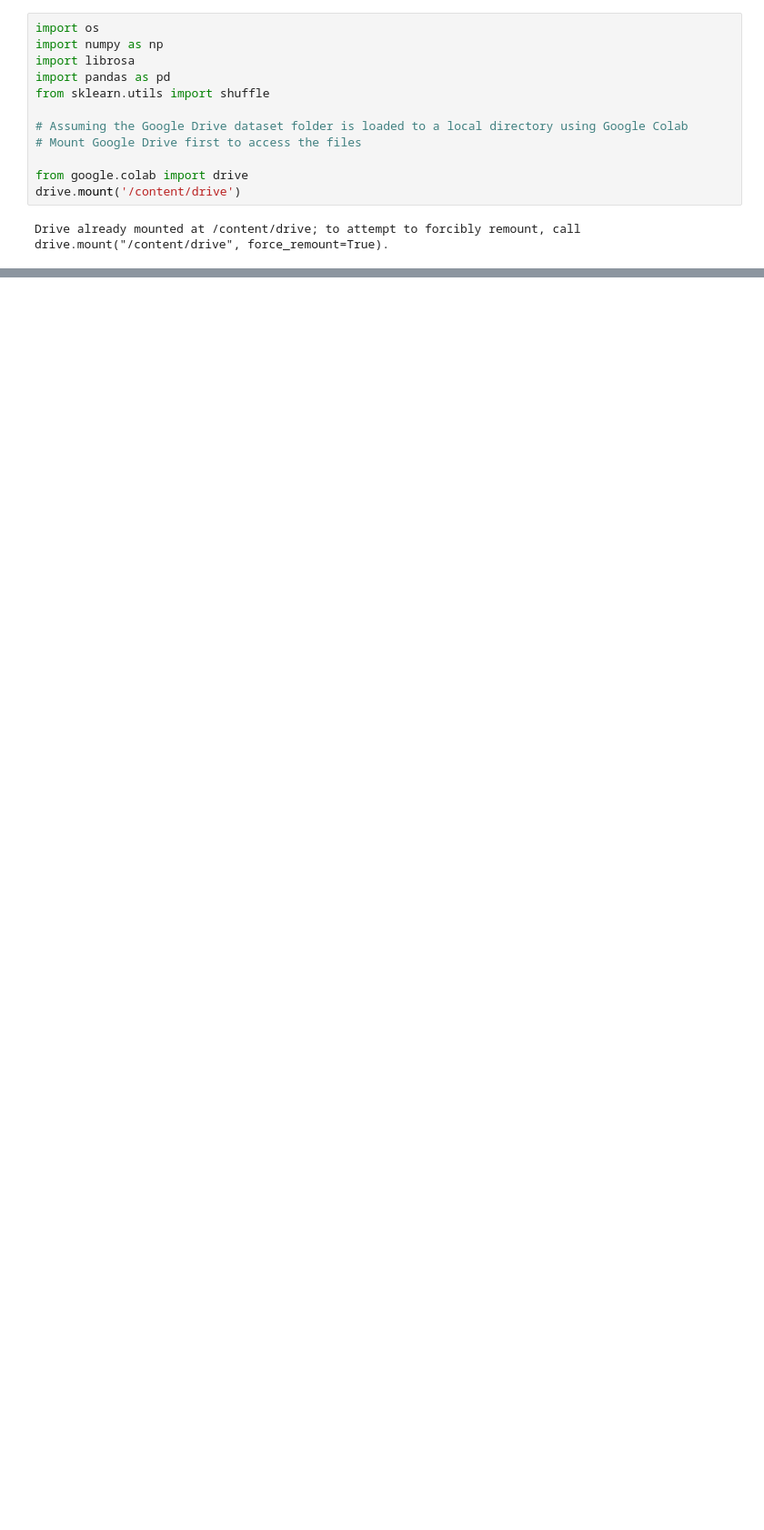
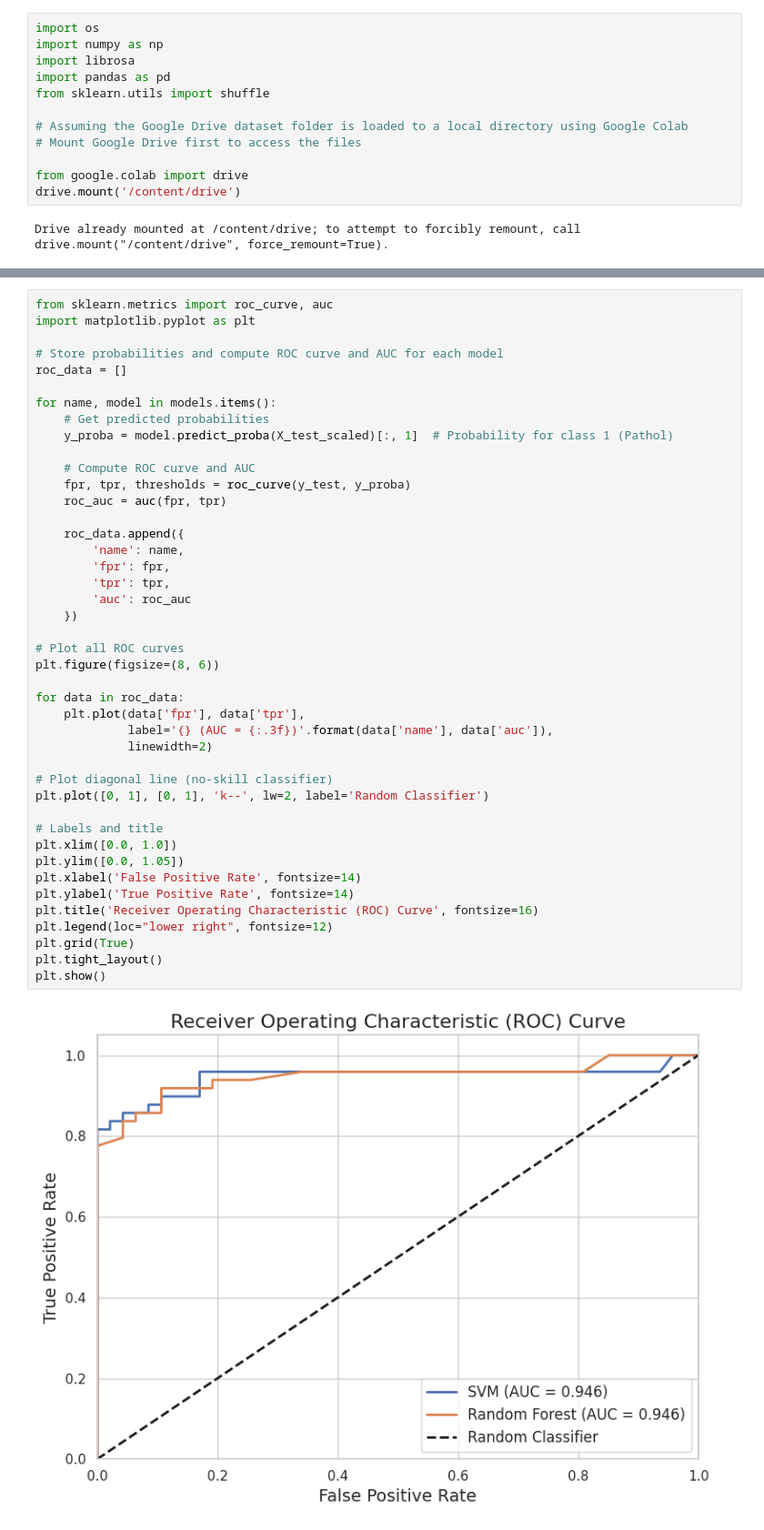
Before and after one commit to rabnawaz172/Voice_pathology_2, a Jupyter notebook: Voice_deep_2.ipynb, the cells around one changed output, grey strips where cells are left out. Shown at 91% size. Drawn from its saved outputs; the diff is of its cells as text; blank space fills up the shorter version.

```diff
--- a/Voice_deep_2.ipynb
+++ b/Voice_deep_2.ipynb
@@ -1016,0 +1133,45 @@ plt.show()
+# %%
+from sklearn.metrics import roc_curve, auc
+import matplotlib.pyplot as plt
+
+# Store probabilities and compute ROC curve and AUC for each model
+roc_data = []
+
+for name, model in models.items():
+    # Get predicted probabilities
+    y_proba = model.predict_proba(X_test_scaled)[:, 1]  # Probability for class 1 (Pathol)
+
+    # Compute ROC curve and AUC
+    fpr, tpr, thresholds = roc_curve(y_test, y_proba)
+    roc_auc = auc(fpr, tpr)
+
+    roc_data.append({
+        'name': name,
+        'fpr': fpr,
+        'tpr': tpr,
+        'auc': roc_auc
+    })
+
+# Plot all ROC curves
+plt.figure(figsize=(8, 6))
+
+for data in roc_data:
+    plt.plot(data['fpr'], data['tpr'],
+             label='{} (AUC = {:.3f})'.format(data['name'], data['auc']),
+             linewidth=2)
+
+# Plot diagonal line (no-skill classifier)
+plt.plot([0, 1], [0, 1], 'k--', lw=2, label='Random Classifier')
+
+# Labels and title
+plt.xlim([0.0, 1.0])
+plt.ylim([0.0, 1.05])
+plt.xlabel('False Positive Rate', fontsize=14)
+plt.ylabel('True Positive Rate', fontsize=14)
+plt.title('Receiver Operating Characteristic (ROC) Curve', fontsize=16)
+plt.legend(loc="lower right", fontsize=12)
+plt.grid(True)
+plt.tight_layout()
+plt.show()
+# %% [output]
+[figure, added]
```
Also changed, not shown: parts of 22 cells of this notebook.
